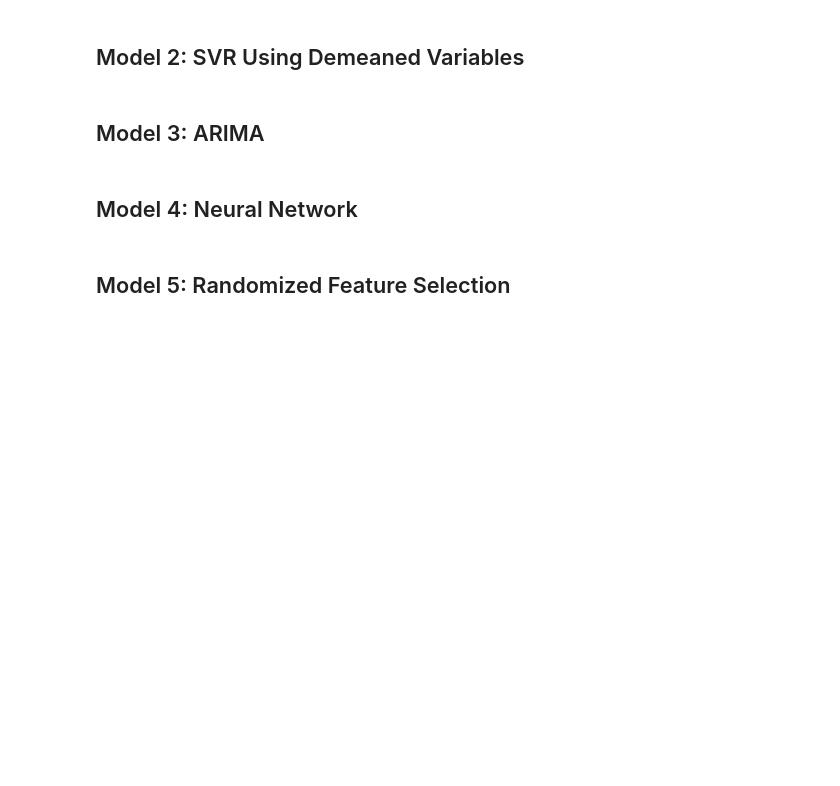
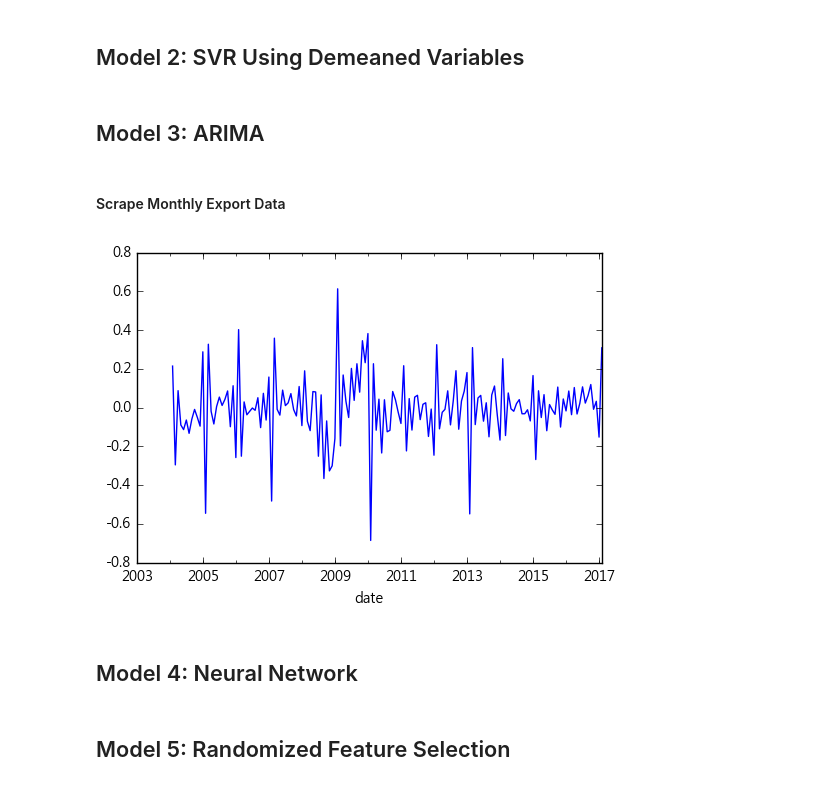
Before and after one commit to lincht/TradeModel, a Jupyter notebook: model/growth_pred.ipynb, the cells around one changed output. Saved outputs shown, nothing was run; the diff lists cells and outputs as text; code cells hidden in the pictures; blank space fills up the shorter version.

Commit message:
Finish monthly data scraper for ARIMA

```diff
--- a/model/growth_pred.ipynb
+++ b/model/growth_pred.ipynb
@@ -46,3 +46,5 @@ and $\overline{\log Ex_c}$, $\overline{{g_{GDP}}_c}$, $\overline{\log {GDP_{capi
 ## Model 2: SVR Using Demeaned Variables
 # %% [markdown]
 ## Model 3: ARIMA
+# %% [markdown]
+#### Scrape Monthly Export Data
@@ -49,3 +103,12 @@ and $\overline{\log Ex_c}$, $\overline{{g_{GDP}}_c}$, $\overline{\log {GDP_{capi
+# %%
+import matplotlib.pyplot as plt
+import numpy as np
+
+plt.clf()
+ts['中國大陸'].apply(func=np.log).diff(12).diff().plot()
+plt.show()
+# %% [output]
+[figure, added]
 # %% [markdown]
 ## Model 4: Neural Network
 # %% [markdown]
```
Also changed, not shown: parts of 1 cell of this notebook.
